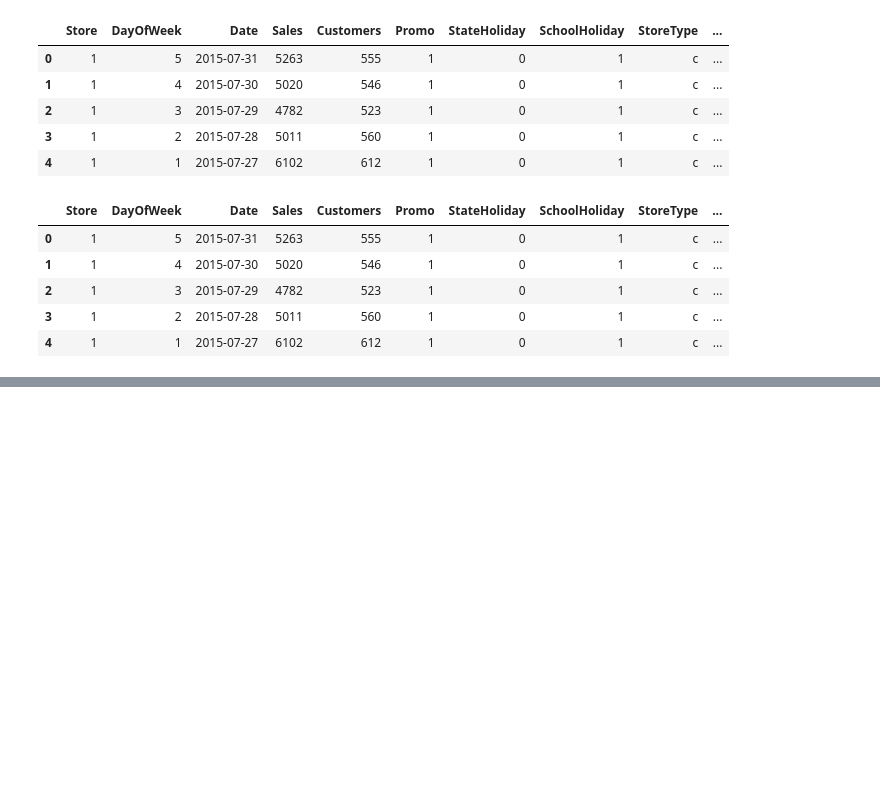
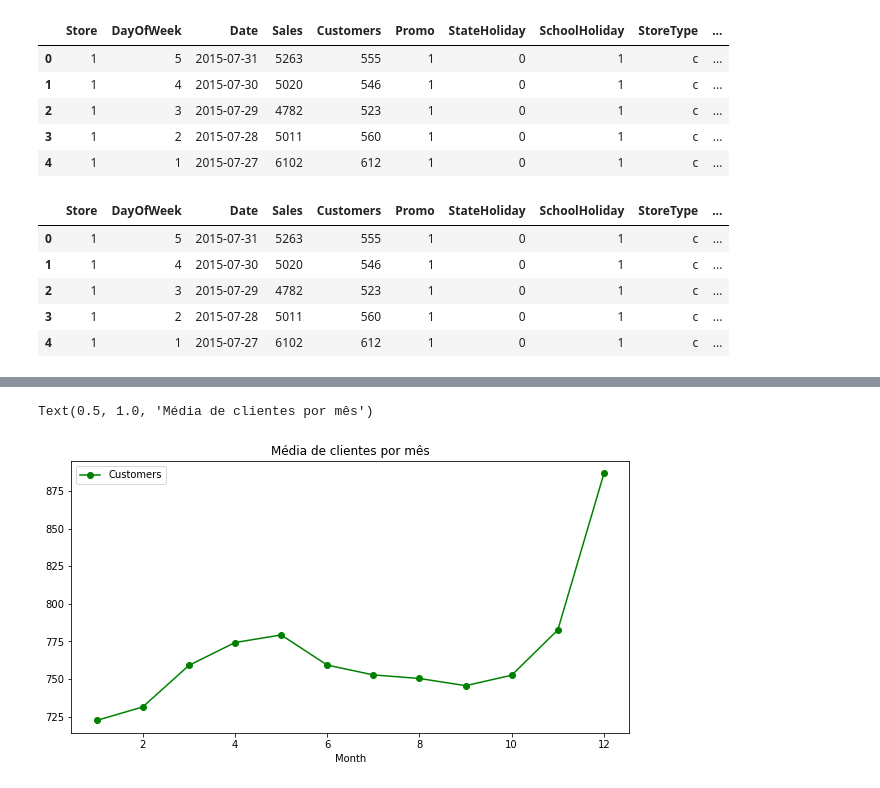
Before and after one commit to Brandao20vtr/projetos, a Jupyter notebook: Analise_Exploratoria_Vendas.ipynb, the cells around one changed output, grey strips where cells are left out. Drawn from its saved outputs; the diff is of its cells as text; code cells hidden in the pictures; blank space fills up the shorter version.

```diff
--- a/Analise_Exploratoria_Vendas.ipynb
+++ b/Analise_Exploratoria_Vendas.ipynb
@@ -515,0 +517,7 @@ Text(0.5, 1.0, 'Média de vendas por mês')
+# %%
+# Gerando um gráfico agrupado pelos clientes
+axis = sales_train_all_df.groupby('Month')[['Customers']].mean().plot(figsize=(10, 5), marker = 'o', color = 'g')
+axis.set_title('Média de clientes por mês')
+# %% [output]
+Text(0.5, 1.0, 'Média de clientes por mês')
+[figure, added]
```
Also changed, not shown: parts of 2 cells of this notebook.
